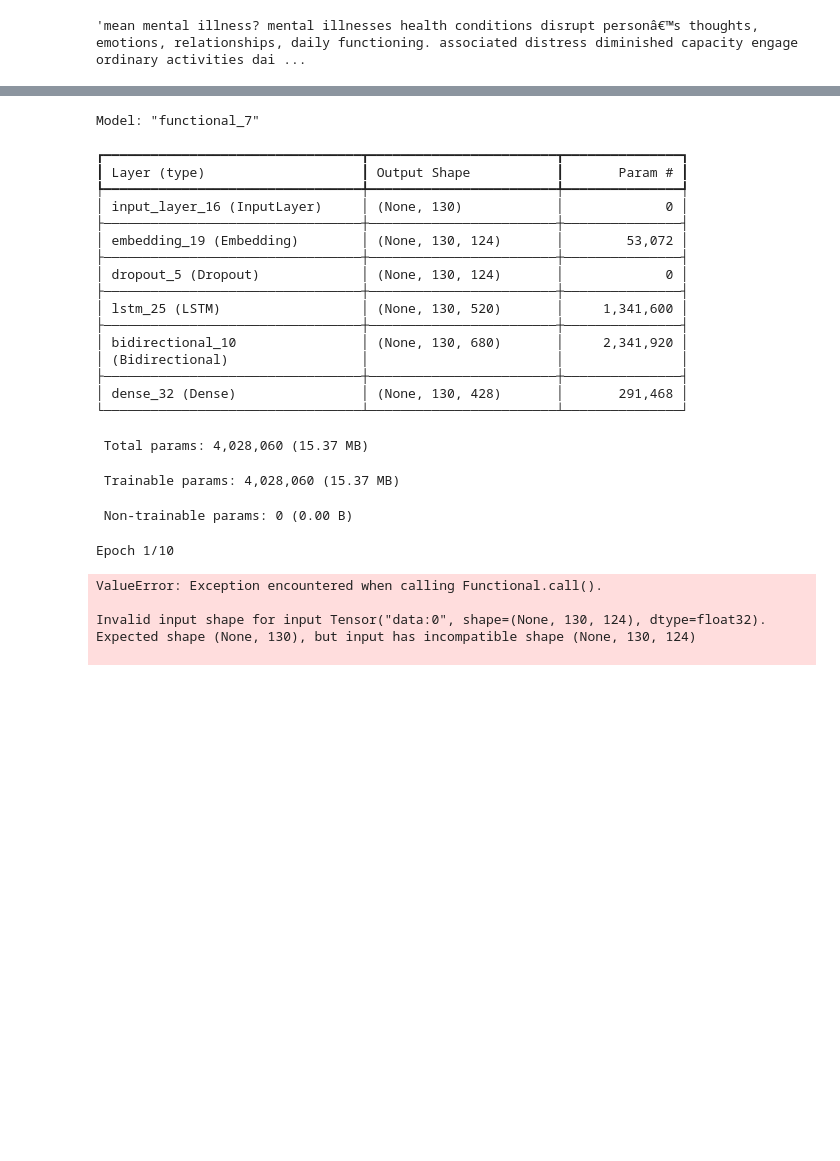
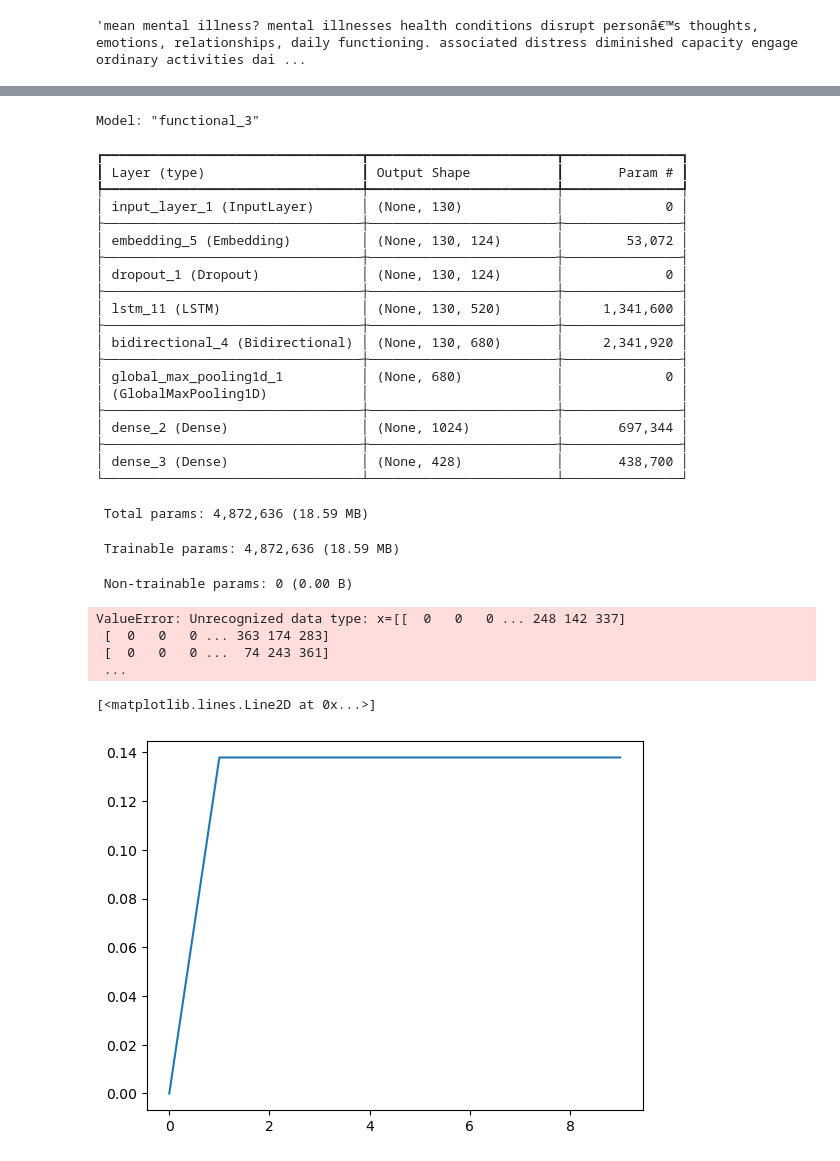
Before and after one commit to igorbalbino/PLN, a Jupyter notebook: PLN-sixth-try.ipynb, the cells around one changed output, grey strips where cells are left out. Cells and saved outputs as stored; diff of their text form; code cells hidden in the pictures; blank space fills up the shorter version.

```diff
--- a/PLN-sixth-try.ipynb
+++ b/PLN-sixth-try.ipynb
@@ -80,3 +81,11 @@ filtered_text = filtered_text.replace(")", "")
 filtered_text
 # %% [output]
 'mean mental illness? mental illnesses health conditions disrupt personâ€™s thoughts, emotions, relationships, daily functioning. associated distress diminished capacity engage ordinary activities dai ...
+# %%
+to_separate_for_train_texts = []
+
+for text in joined_text.split('\n'):
+    for mini_text in text.split('.'):
+        for min_text in mini_text.split('?'):
+            to_separate_for_train_texts.append(min_text)
+to_separate_for_train_texts[1]
@@ -132,5 +143,9 @@ def create_token_index(sentences):
     return token_index
 
 vocab_token_index = create_token_index(sentences_tolkenization)
+
+vocab_token_index['1'] = 428
+vocab_token_index[''] = 0
+
 vocab_token_index
 # %% [output]
@@ -315,7 +368,8 @@ reshape_layer = layers.Reshape((None, 130, 124))  # None for dynamic batch size
 # %%
 from tensorflow.keras.models import Sequential, Model
 from tensorflow.keras.optimizers import Adam
-from tensorflow.keras.layers import Input, Dropout, Reshape
+from tensorflow.keras.layers import Input, Dropout, GlobalMaxPooling1D
+from tensorflow.keras.layers import Lambda
 
 # M1 - parece dar problema. quando chega no .summary() mostra apenas '?' e '0'
 # model = Sequential([
@@ -326,11 +380,14 @@ from tensorflow.keras.layers import Input, Dropout, Reshape
 # ])
 
 # M2
-i = Input(shape = (max_seq_length, )) # usando 1 valor a menos para preservar o último for prediction words
+i = Input(shape = (max_seq_length, ))
+# x = embedding_layer(i)
 x = Embedding(vocab_size, embedding_dim)(i)
 x = Dropout(0.2)(x)
 x = LSTM(520, return_sequences = True)(x)
 x = Bidirectional(layer = LSTM(340, return_sequences = True))(x)
+x = GlobalMaxPooling1D()(x) # essa layer é necessária para reduzir o shape das layers abaixo
+x = Dense(1024, activation='relu')(x)
 x = Dense(vocab_size, activation='softmax')(x)
 
 model = Model(i, x)
@@ -339,34 +396,43 @@ model = Model(i, x)
 model.compile(loss='categorical_crossentropy', optimizer='adam', metrics = ['accuracy'])
 
 model.summary() # para saber do shape do modelo
+# i.shape
 # %% [output]
-Model: "functional_7"
+Model: "functional_3"
 ┏━━━━━━━━━━━━━━━━━━━━━━━━━━━━━━━━━┳━━━━━━━━━━━━━━━━━━━━━━━━┳━━━━━━━━━━━━━━━┓
 ┃ Layer (type)                    ┃ Output Shape           ┃       Param # ┃
 ┡━━━━━━━━━━━━━━━━━━━━━━━━━━━━━━━━━╇━━━━━━━━━━━━━━━━━━━━━━━━╇━━━━━━━━━━━━━━━┩
-│ input_layer_16 (InputLayer)     │ (None, 130)            │             0 │
+│ input_layer_1 (InputLayer)      │ (None, 130)            │             0 │
 ├─────────────────────────────────┼────────────────────────┼───────────────┤
-│ embedding_19 (Embedding)        │ (None, 130, 124)       │        53,072 │
+│ embedding_5 (Embedding)         │ (None, 130, 124)       │        53,072 │
 ├─────────────────────────────────┼────────────────────────┼───────────────┤
-│ dropout_5 (Dropout)             │ (None, 130, 124)       │             0 │
+│ dropout_1 (Dropout)             │ (None, 130, 124)       │             0 │
 ├─────────────────────────────────┼────────────────────────┼───────────────┤
-│ lstm_25 (LSTM)                  │ (None, 130, 520)       │     1,341,600 │
+│ lstm_11 (LSTM)                  │ (None, 130, 520)       │     1,341,600 │
 ├─────────────────────────────────┼────────────────────────┼───────────────┤
-│ bidirectional_10                │ (None, 130, 680)       │     2,341,920 │
-│ (Bidirectional)                 │                        │               │
+│ bidirectional_4 (Bidirectional) │ (None, 130, 680)       │     2,341,920 │
 ├─────────────────────────────────┼────────────────────────┼───────────────┤
-│ dense_32 (Dense)                │ (None, 130, 428)       │       291,468 │
+│ global_max_pooling1d_1          │ (None, 680)            │             0 │
+│ (GlobalMaxPooling1D)            │                        │               │
+├─────────────────────────────────┼────────────────────────┼───────────────┤
+│ dense_2 (Dense)                 │ (None, 1024)           │       697,344 │
+├─────────────────────────────────┼────────────────────────┼───────────────┤
+│ dense_3 (Dense)                 │ (None, 428)            │       438,700 │
 └─────────────────────────────────┴────────────────────────┴───────────────┘
- Total params: 4,028,060 (15.37 MB)
+ Total params: 4,872,636 (18.59 MB)
- Trainable params: 4,028,060 (15.37 MB)
+ Trainable params: 4,872,636 (18.59 MB)
  Non-trainable params: 0 (0.00 B)
 # %%
-# batch_size = embedded_sequences.shape[0]
-
-r = model.fit(embedded_sequences, epochs=10) # batch_size=32
+r = model.fit(X, y, epochs=10)
 # %% [output]
-Epoch 1/10
+ValueError: Unrecognized data type: x=[[  0   0   0 ... 248 142 337]
+ [  0   0   0 ... 363 174 283]
+ [  0   0   0 ...  74 243 361]
+ ...
-ValueError: Exception encountered when calling Functional.call().
-
-Invalid input shape for input Tensor("data:0", shape=(None, 130, 124), dtype=float32). Expected shape (None, 130), but input has incompatible shape (None, 130, 124)
-
+# %%
+# vizualizando acuracia do modelo
+import matplotlib.pyplot as plt
+plt.plot(r.history['accuracy'])
+# %% [output]
+[<matplotlib.lines.Line2D at 0x...>]
+[figure, added]
```
Also changed, not shown: parts of 11 cells of this notebook, 8 other files.
